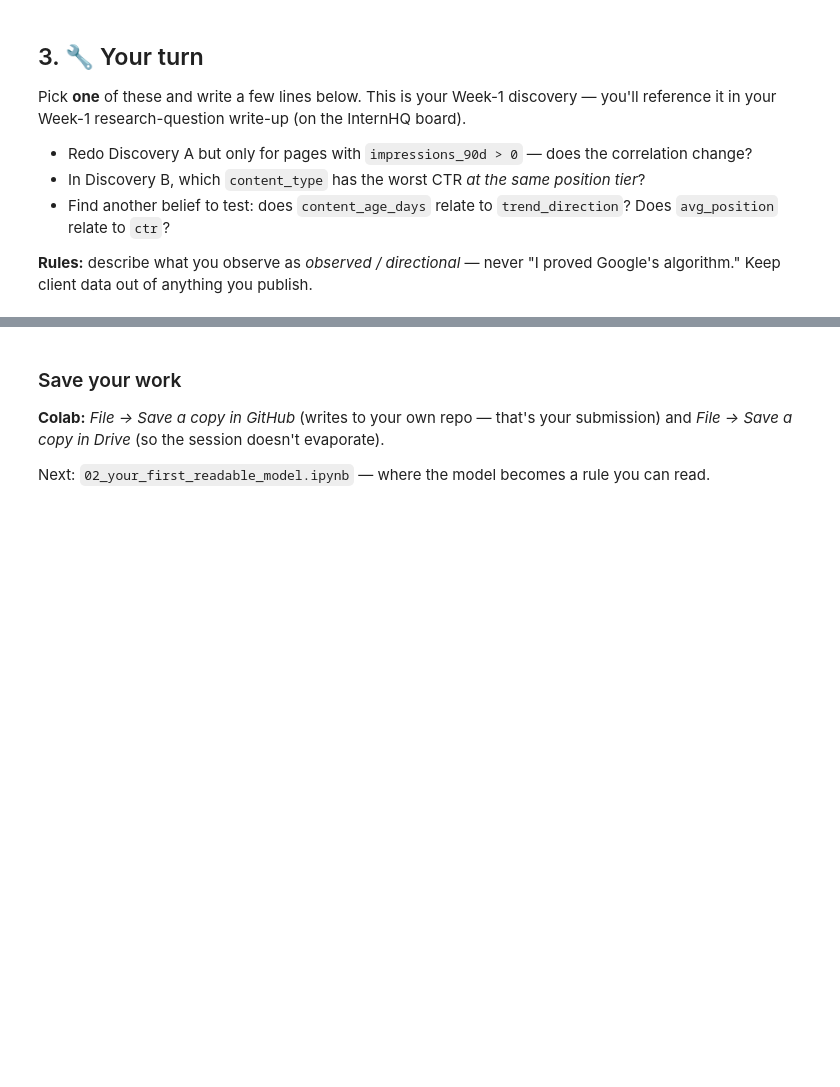
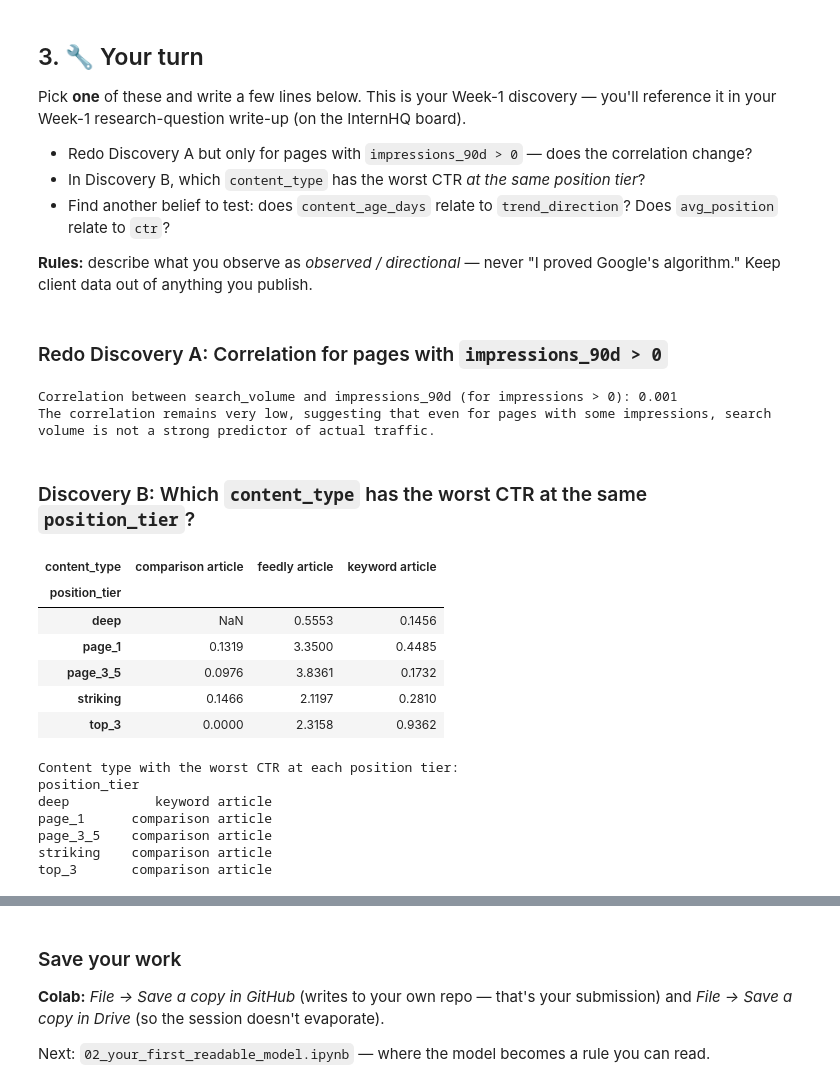
Before and after one commit to shaiman9/ML-Internship, a Jupyter notebook: notebooks/01_first_look_and_discovery.ipynb, the cells around one changed output, grey strips where cells are left out. Cells and saved outputs as stored; diff of their text form; code cells hidden in the pictures; blank space fills up the shorter version.

```diff
--- a/notebooks/01_first_look_and_discovery.ipynb
+++ b/notebooks/01_first_look_and_discovery.ipynb
@@ -122,0 +154,35 @@ Pick **one** of these and write a few lines below. This is your Week-1 discovery
+# %% [markdown]
+### Redo Discovery A: Correlation for pages with `impressions_90d > 0`
+# %%
+filtered_df = df[df["impressions_90d"] > 0]
+corr_filtered = filtered_df["search_volume"].corr(filtered_df["impressions_90d"])
+print(f"Correlation between search_volume and impressions_90d (for impressions > 0): {corr_filtered:.3f}")
+print("The correlation remains very low, suggesting that even for pages with some impressions, search volume is not a strong predictor of actual traffic.")
+# %% [output]
+Correlation between search_volume and impressions_90d (for impressions > 0): 0.001
+The correlation remains very low, suggesting that even for pages with some impressions, search volume is not a strong predictor of actual traffic.
+# %% [markdown]
+### Discovery B: Which `content_type` has the worst CTR at the same `position_tier`?
+# %%
+ctr_by_type_and_pos = df.groupby(['position_tier', 'content_type'])['ctr'].mean().unstack()
+display(ctr_by_type_and_pos.round(4))
+
+# Find the content type with the worst CTR for each position tier
+worst_ctr_by_tier = ctr_by_type_and_pos.idxmin(axis=1)
+print("\nContent type with the worst CTR at each position tier:")
+print(worst_ctr_by_tier.to_string())
+# %% [output]
+| content_type | comparison article | feedly article | keyword article |
+| position_tier |  |  |  |
+| deep | NaN | 0.5553 | 0.1456 |
+| page_1 | 0.1319 | 3.3500 | 0.4485 |
+| page_3_5 | 0.0976 | 3.8361 | 0.1732 |
+| striking | 0.1466 | 2.1197 | 0.2810 |
+| top_3 | 0.0000 | 2.3158 | 0.9362 |
+Content type with the worst CTR at each position tier:
+position_tier
+deep           keyword article
+page_1      comparison article
+page_3_5    comparison article
+striking    comparison article
+top_3       comparison article
```
Also changed, not shown: parts of 9 cells of this notebook.
